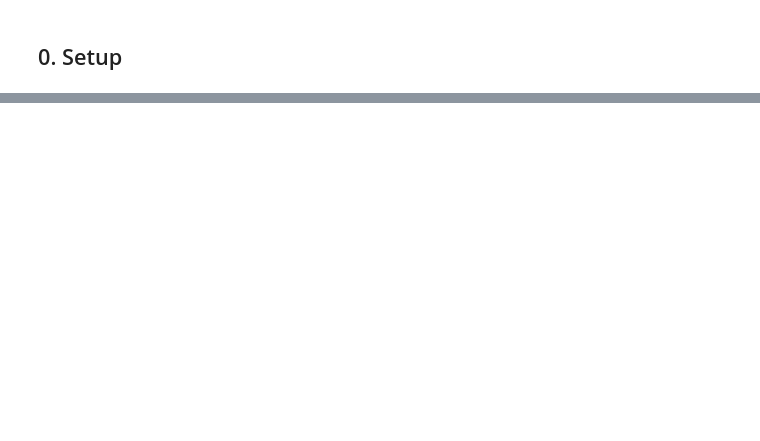
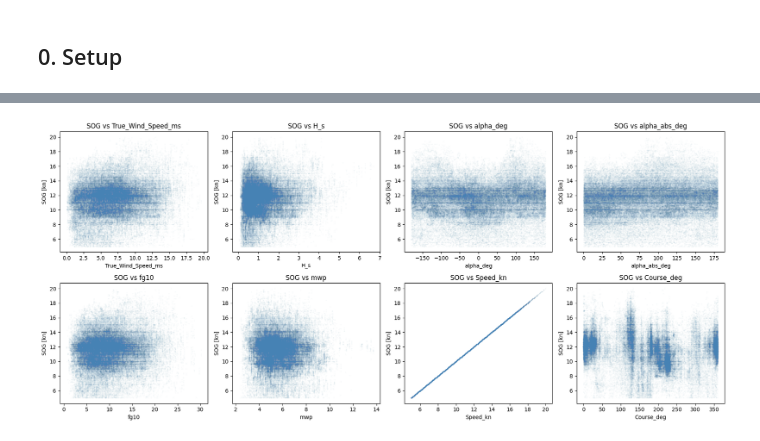
Before and after one commit to grioool/maritime-performance-analytics, a Jupyter notebook: eda/feature_engineering.ipynb, the cells around one changed output, grey strips where cells are left out. Drawn from its saved outputs; the diff is of its cells as text; code cells hidden in the pictures; blank space fills up the shorter version.

```diff
--- a/eda/feature_engineering.ipynb
+++ b/eda/feature_engineering.ipynb
@@ -21,14 +25,13 @@ Enriched CSV saved to `data/MasterSet_features.csv`, ready for model training.
 # %% [markdown]
 ## 0. Setup
 # %%
-import matplotlib.cm as cm
 import matplotlib.pyplot as plt
 import numpy as np
 import pandas as pd
 from scipy.interpolate import RegularGridInterpolator
 
-DATA_PATH = './data/MasterSet.csv'
-OUTPUT_PATH = './data/MasterSet_features.csv'
+DATA_PATH = '../data/MasterSet.csv'
+OUTPUT_PATH = '../data/MasterSet_features.csv'
 # %%
 df = pd.read_csv(DATA_PATH, parse_dates=['Time'])
 
@@ -239,0 +173,17 @@ We then build a **2D interpolation function** (bilinear) using `scipy.interpolat
+# %%
+fig, axes = plt.subplots(2, 4, figsize=(18, 8))
+axes = axes.ravel()
+
+plot_features = ['True_Wind_Speed_ms', 'H_s', 'alpha_deg', 'alpha_abs_deg',
+                 'fg10', 'mwp', 'Speed_kn', 'Course_deg']
+
+for ax, feat in zip(axes, plot_features):
+    ax.scatter(df[feat], df['Speed_kn'], alpha=0.02, s=2, color='steelblue')
+    ax.set_xlabel(feat)
+    ax.set_ylabel('SOG [kn]')
+    ax.set_title(f'SOG vs {feat}')
+
+plt.tight_layout()
+plt.show()
+# %% [output]
+[figure, added]
```
Also changed, not shown: parts of 28 cells of this notebook, 1 other file.
